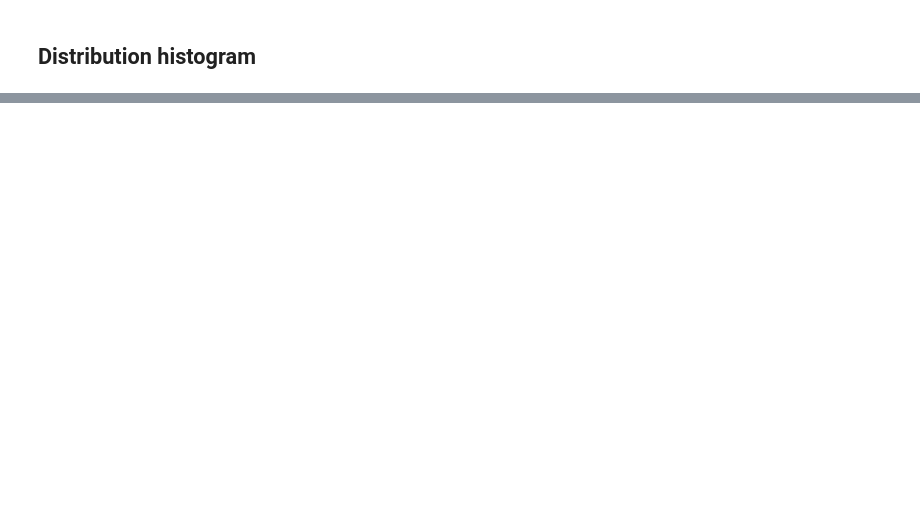
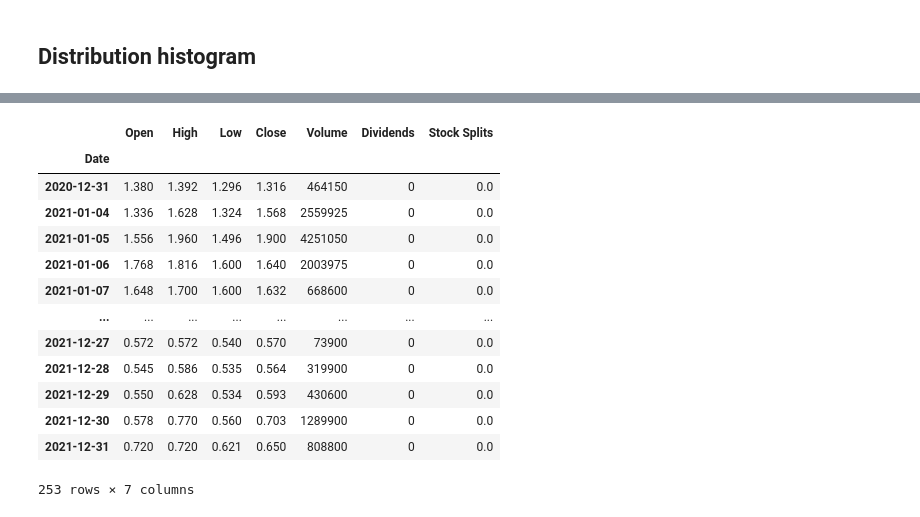
Before and after one commit to volry/Stocks-PF-stategy, a Jupyter notebook: Stocks-PF-strategy.ipynb, the cells around one changed output, grey strips where cells are left out. Saved outputs shown, nothing was run; the diff lists cells and outputs as text; code cells hidden in the pictures; blank space fills up the shorter version.

```diff
--- a/Stocks-PF-strategy.ipynb
+++ b/Stocks-PF-strategy.ipynb
@@ -370 +383,2 @@ k
 # %%
+hist = testticker.history(start='2021-01-01',end='2022-01-02')
@@ -372,0 +385,17 @@ Timedelta('53 days 00:00:00')
+# %%
+hist
+# %% [output]
+|  | Open | High | Low | Close | Volume | Dividends | Stock Splits |
+| Date |  |  |  |  |  |  |  |
+| 2020-12-31 | 1.380 | 1.392 | 1.296 | 1.316 | 464150 | 0 | 0.0 |
+| 2021-01-04 | 1.336 | 1.628 | 1.324 | 1.568 | 2559925 | 0 | 0.0 |
+| 2021-01-05 | 1.556 | 1.960 | 1.496 | 1.900 | 4251050 | 0 | 0.0 |
+| 2021-01-06 | 1.768 | 1.816 | 1.600 | 1.640 | 2003975 | 0 | 0.0 |
+| 2021-01-07 | 1.648 | 1.700 | 1.600 | 1.632 | 668600 | 0 | 0.0 |
+| ... | ... | ... | ... | ... | ... | ... | ... |
+| 2021-12-27 | 0.572 | 0.572 | 0.540 | 0.570 | 73900 | 0 | 0.0 |
+| 2021-12-28 | 0.545 | 0.586 | 0.535 | 0.564 | 319900 | 0 | 0.0 |
+| 2021-12-29 | 0.550 | 0.628 | 0.534 | 0.593 | 430600 | 0 | 0.0 |
+| 2021-12-30 | 0.578 | 0.770 | 0.560 | 0.703 | 1289900 | 0 | 0.0 |
+| 2021-12-31 | 0.720 | 0.720 | 0.621 | 0.650 | 808800 | 0 | 0.0 |
+253 rows × 7 columns
```
Also changed, not shown: parts of 9 cells of this notebook.
